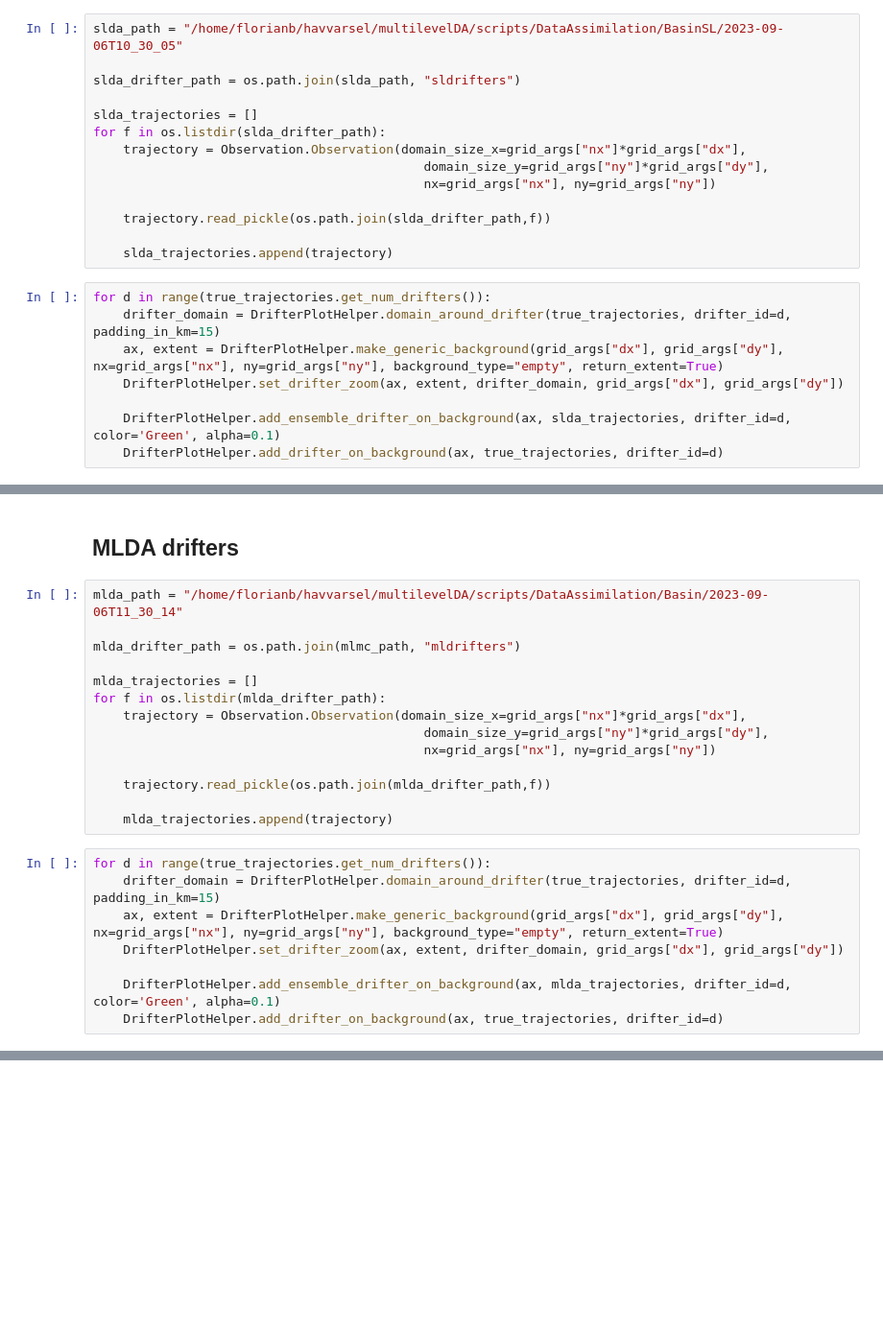
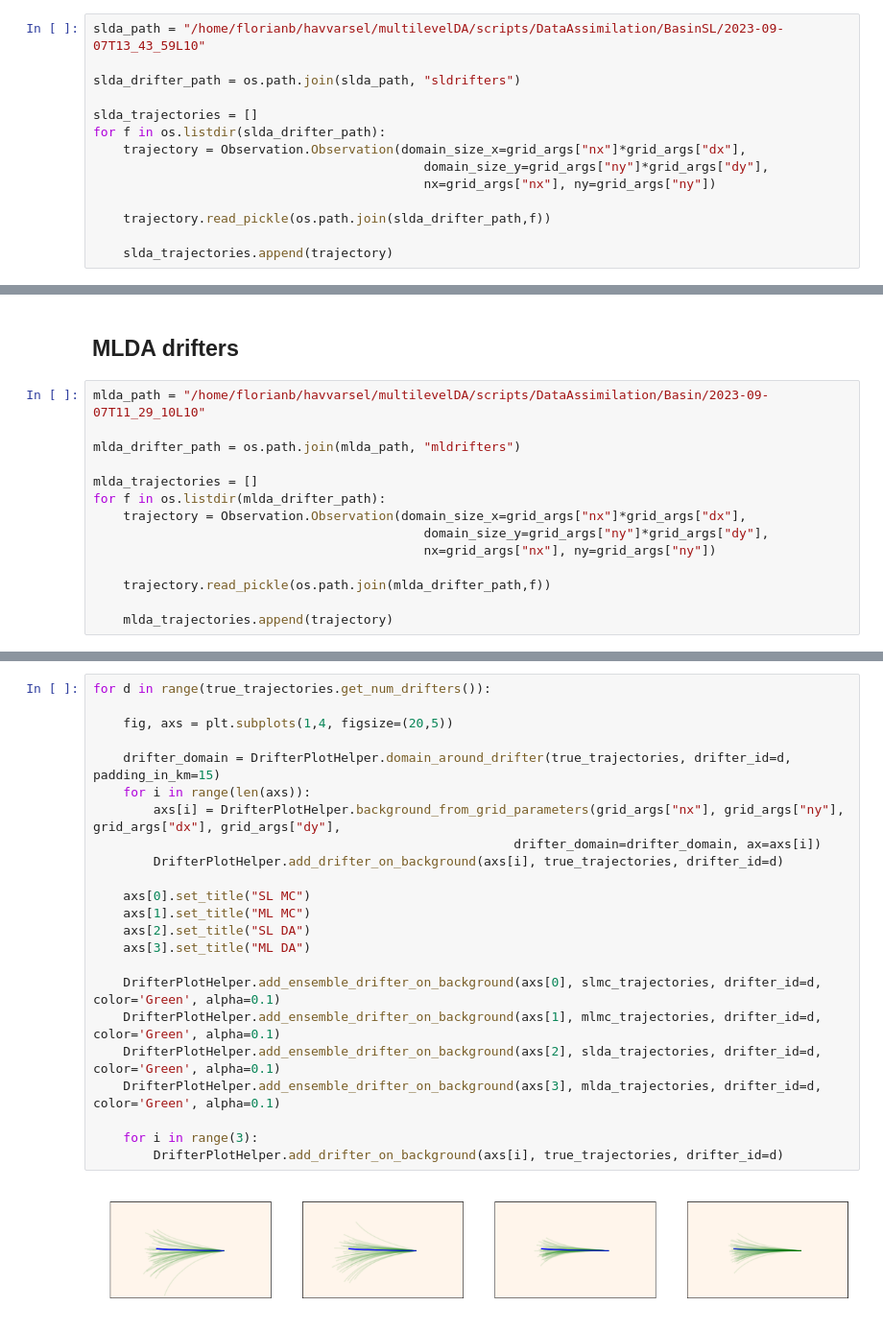
Before and after one commit to sintefmath/multilevelDA, a Jupyter notebook: notebooks/Basin-Drifter-PostProcessing.ipynb, the cells around one changed output, grey strips where cells are left out. Shown at 96% size. Drawn from its saved outputs; the diff is of its cells as text; blank space fills up the shorter version.

```diff
--- a/notebooks/Basin-Drifter-PostProcessing.ipynb
+++ b/notebooks/Basin-Drifter-PostProcessing.ipynb
@@ -151,7 +110,7 @@ for d in range(true_trajectories.get_num_drifters()):
 # %% [markdown]
 ## SLDA drifters
 # %%
-slda_path = "/home/florianb/havvarsel/multilevelDA/scripts/DataAssimilation/BasinSL/2023-09-06T10_30_05"
+slda_path = "/home/florianb/havvarsel/multilevelDA/scripts/DataAssimilation/BasinSL/2023-09-07T13_43_59L10"
 
 slda_drifter_path = os.path.join(slda_path, "sldrifters")
 
@@ -164,11 +123,3 @@ for f in os.listdir(slda_drifter_path):
     trajectory.read_pickle(os.path.join(slda_drifter_path,f))
 
     slda_trajectories.append(trajectory)
-# %%
-for d in range(true_trajectories.get_num_drifters()):
-    drifter_domain = DrifterPlotHelper.domain_around_drifter(true_trajectories, drifter_id=d, padding_in_km=15)
-    ax, extent = DrifterPlotHelper.make_generic_background(grid_args["dx"], grid_args["dy"], nx=grid_args["nx"], ny=grid_args["ny"], background_type="empty", return_extent=True)
-    DrifterPlotHelper.set_drifter_zoom(ax, extent, drifter_domain, grid_args["dx"], grid_args["dy"])
-
-    DrifterPlotHelper.add_ensemble_drifter_on_background(ax, slda_trajectories, drifter_id=d, color='Green', alpha=0.1)
-    DrifterPlotHelper.add_drifter_on_background(ax, true_trajectories, drifter_id=d)
@@ -185,9 +126,9 @@ for d in range(true_trajectories.get_num_drifters()):
 # %% [markdown]
 ## MLDA drifters
 # %%
-mlda_path = "/home/florianb/havvarsel/multilevelDA/scripts/DataAssimilation/Basin/2023-09-06T11_30_14"
+mlda_path = "/home/florianb/havvarsel/multilevelDA/scripts/DataAssimilation/Basin/2023-09-07T11_29_10L10"
 
-mlda_drifter_path = os.path.join(mlmc_path, "mldrifters")
+mlda_drifter_path = os.path.join(mlda_path, "mldrifters")
 
 mlda_trajectories = []
 for f in os.listdir(mlda_drifter_path):
@@ -198,11 +139,3 @@ for f in os.listdir(mlda_drifter_path):
     trajectory.read_pickle(os.path.join(mlda_drifter_path,f))
 
     mlda_trajectories.append(trajectory)
-# %%
-for d in range(true_trajectories.get_num_drifters()):
-    drifter_domain = DrifterPlotHelper.domain_around_drifter(true_trajectories, drifter_id=d, padding_in_km=15)
-    ax, extent = DrifterPlotHelper.make_generic_background(grid_args["dx"], grid_args["dy"], nx=grid_args["nx"], ny=grid_args["ny"], background_type="empty", return_extent=True)
-    DrifterPlotHelper.set_drifter_zoom(ax, extent, drifter_domain, grid_args["dx"], grid_args["dy"])
-
-    DrifterPlotHelper.add_ensemble_drifter_on_background(ax, mlda_trajectories, drifter_id=d, color='Green', alpha=0.1)
-    DrifterPlotHelper.add_drifter_on_background(ax, true_trajectories, drifter_id=d)
@@ -208,0 +144,25 @@ for d in range(true_trajectories.get_num_drifters()):
+# %%
+for d in range(true_trajectories.get_num_drifters()):
+
+    fig, axs = plt.subplots(1,4, figsize=(20,5))
+
+    drifter_domain = DrifterPlotHelper.domain_around_drifter(true_trajectories, drifter_id=d, padding_in_km=15)
+    for i in range(len(axs)):
+        axs[i] = DrifterPlotHelper.background_from_grid_parameters(grid_args["nx"], grid_args["ny"], grid_args["dx"], grid_args["dy"],
+                                                        drifter_domain=drifter_domain, ax=axs[i])
+        DrifterPlotHelper.add_drifter_on_background(axs[i], true_trajectories, drifter_id=d)
+
+    axs[0].set_title("SL MC")
+    axs[1].set_title("ML MC")
+    axs[2].set_title("SL DA")
+    axs[3].set_title("ML DA")
+
+    DrifterPlotHelper.add_ensemble_drifter_on_background(axs[0], slmc_trajectories, drifter_id=d, color='Green', alpha=0.1)
+    DrifterPlotHelper.add_ensemble_drifter_on_background(axs[1], mlmc_trajectories, drifter_id=d, color='Green', alpha=0.1)
+    DrifterPlotHelper.add_ensemble_drifter_on_background(axs[2], slda_trajectories, drifter_id=d, color='Green', alpha=0.1)
+    DrifterPlotHelper.add_ensemble_drifter_on_background(axs[3], mlda_trajectories, drifter_id=d, color='Green', alpha=0.1)
+
+    for i in range(3):
+        DrifterPlotHelper.add_drifter_on_background(axs[i], true_trajectories, drifter_id=d)
+# %% [output]
+[figure, added]
```
Also changed, not shown: parts of 13 cells of this notebook.
